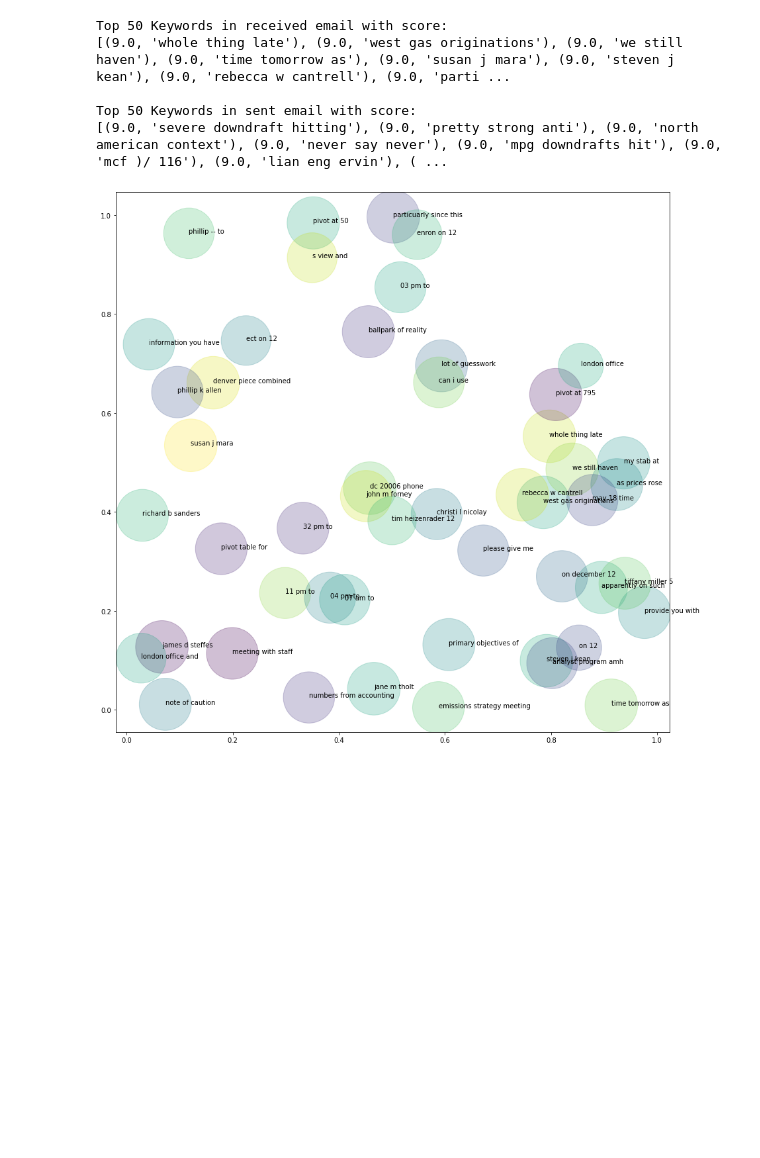
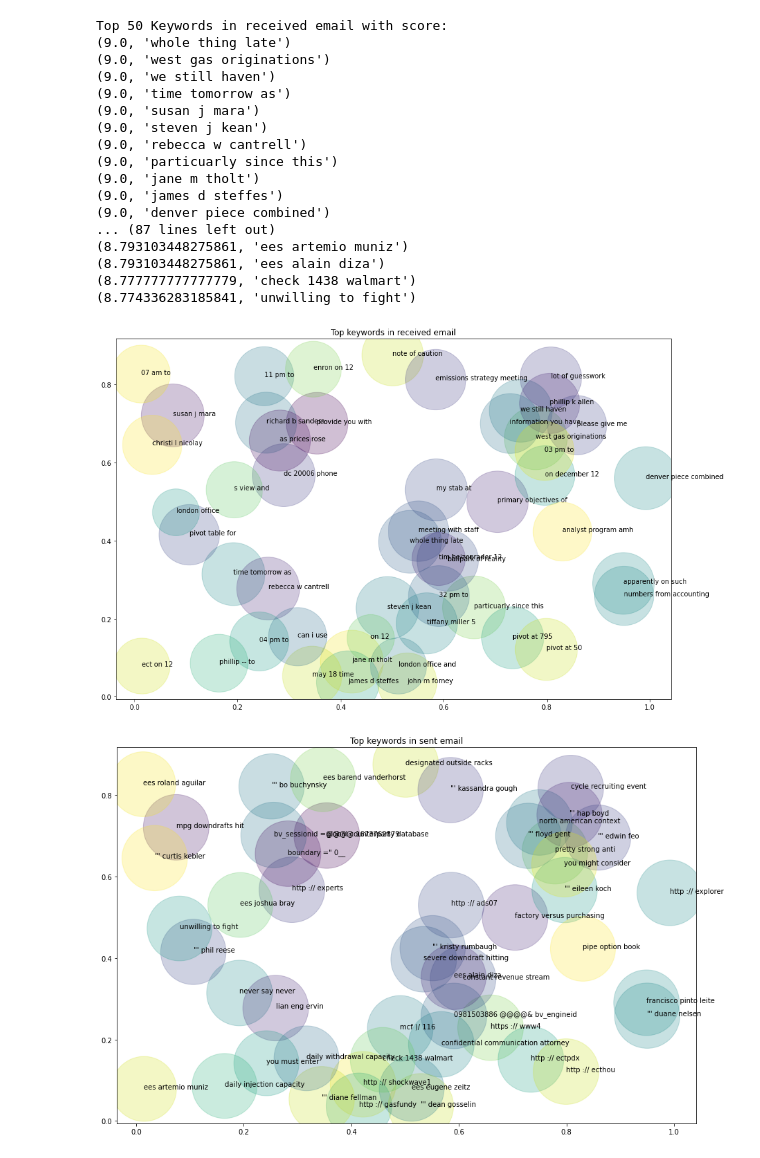
Before and after one commit to anshu01997/Enron_Emails_Analysis, a Jupyter notebook: JPMChase.ipynb, the cells around one changed output. Drawn from its saved outputs; the diff is of its cells as text; code cells hidden in the pictures; blank space fills up the shorter version.

```diff
--- a/JPMChase.ipynb
+++ b/JPMChase.ipynb
@@ -6,8 +6,8 @@ from matplotlib import pyplot as plt
 df = pd.read_csv("enron_test.csv")
 df["new_date"] = df["new_date"].astype("datetime64")
 
-# email = input("Enter Email for Analysis:")
-email = 'phillip.allen@enron.com'
+email = input("Enter Email for Analysis:")
+# email = 'phillip.allen@enron.com'
 from_filter = df['From'].apply(lambda x: email in str(x))
 to_filter = df['To'].apply(lambda x: email in str(x))
 
@@ -21,10 +21,9 @@ if to_filtered_data.size > 0:
 else:
   print("NO emails received!")
 
+
 if from_filtered_data.size > 0:
   from_filtered_data.groupby([df["new_date"].dt.year, df["new_date"].dt.isocalendar().week]).count().plot(kind="bar", figsize=(15,5), color='#2173e7', title = "Weekly emails sent:", xlabel = '(Year, Week)', ylabel = 'Number of emails')
 else:
   print("NO emails sent!")
-
-plt.show()
 # %% [output]
@@ -34,42 +34,65 @@ Analysis for:  phillip.allen@enron.com
 # %%
 # %pip install rake-nltk
 # %%python -c "import nltk; nltk.download('stopwords')"
-
+import numpy as np
 from rake_nltk import Metric, Rake
 
 to_filtered_data = df.loc[to_filter][['content']]
 from_filtered_data = df.loc[from_filter][['content']]
 
 print("Top 50 Keywords in received email with score: ")
 r = Rake(min_length=1, max_length=3, stopwords=["\/","@",":","the", "an", "a", "is","/?", "=", "<", ">,", "\\", "\"", "com", "\n", "----------------------", "---------------------------"])
 r.extract_keywords_from_sentences(to_filtered_data["content"])
 received_keywords = r.get_ranked_phrases_with_scores()[0:50]
-print(received_keywords)
+print("\n".join([str(line) for line in received_keywords]))
 
 print("\nTop 50 Keywords in sent email with score: ")
 r.extract_keywords_from_sentences(from_filtered_data["content"])
 sent_keywords = r.get_ranked_phrases_with_scores()[0:50]
-print(sent_keywords)
+print("\n".join([str(line) for line in sent_keywords]))
 
 # create data
 x = np.random.rand(50)
 y = np.random.rand(50)
 zi = list(reversed(range(51)))[0:50]
 #scatter plot size based on keyword score
-size = [np.log2(kw[0])*2000 for kw in received_keywords]
+size = [kw[0]*1000 for kw in received_keywords]
 
 colors = np.random.rand(50)
-fig, ax = plt.subplots(figsize=(15,15))
+fig, ax = plt.subplots(figsize=(15,10))
 ax.scatter(x, y, s=size,c=colors, alpha=0.25)
+ax.set_title("Top keywords in received email")
 
 for i, txt in enumerate(received_keywords):
     ax.annotate(txt[1], (x[i], y[i]))
 
+
+size = [kw[0]*1000 for kw in sent_keywords]
+fig2, ax2 = plt.subplots(figsize=(15,10))
+ax2.scatter(x, y, s=size,c=colors, alpha=0.25)
+ax2.set_title("Top keywords in sent email")
+
+for i, txt in enumerate(sent_keywords):
+    ax2.annotate(txt[1], (x[i], y[i]))
+
 plt.show()
 # %% [output]
 Top 50 Keywords in received email with score:
-[(9.0, 'whole thing late'), (9.0, 'west gas originations'), (9.0, 'we still haven'), (9.0, 'time tomorrow as'), (9.0, 'susan j mara'), (9.0, 'steven j kean'), (9.0, 'rebecca w cantrell'), (9.0, 'parti ...
-
-Top 50 Keywords in sent email with score:
-[(9.0, 'severe downdraft hitting'), (9.0, 'pretty strong anti'), (9.0, 'north american context'), (9.0, 'never say never'), (9.0, 'mpg downdrafts hit'), (9.0, 'mcf )/ 116'), (9.0, 'lian eng ervin'), ( ...
+(9.0, 'whole thing late')
+(9.0, 'west gas originations')
+(9.0, 'we still haven')
+(9.0, 'time tomorrow as')
+(9.0, 'susan j mara')
+(9.0, 'steven j kean')
+(9.0, 'rebecca w cantrell')
+(9.0, 'particuarly since this')
+(9.0, 'jane m tholt')
+(9.0, 'james d steffes')
+(9.0, 'denver piece combined')
+... (87 lines left out)
+(8.793103448275861, 'ees artemio muniz')
+(8.793103448275861, 'ees alain diza')
+(8.777777777777779, 'check 1438 walmart')
+(8.774336283185841, 'unwilling to fight')
-[figure, old version]
+[figure, new version]
+[figure, added]
```
Also changed, not shown: parts of 2 cells of this notebook, 2 other files.
